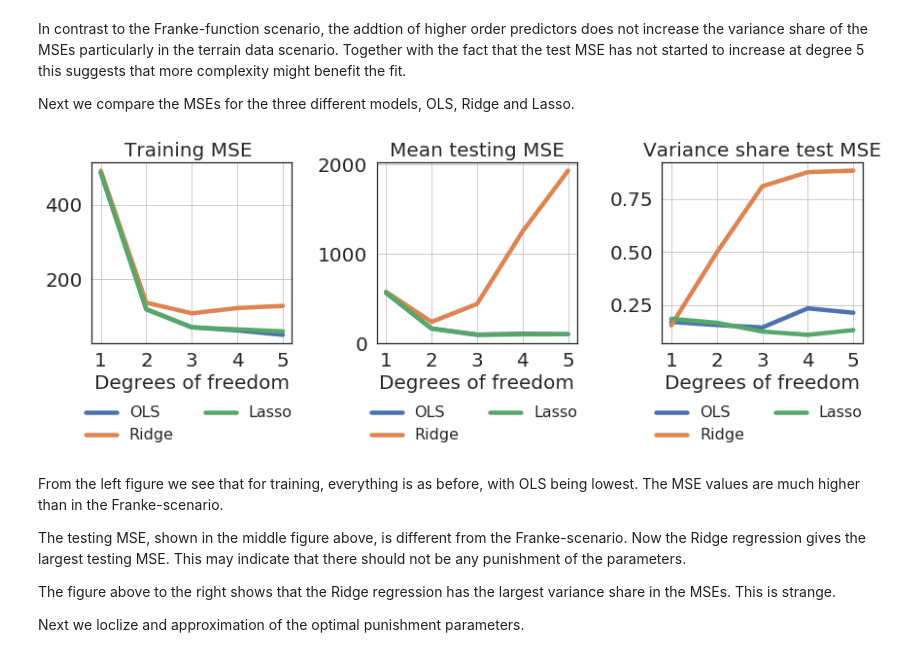
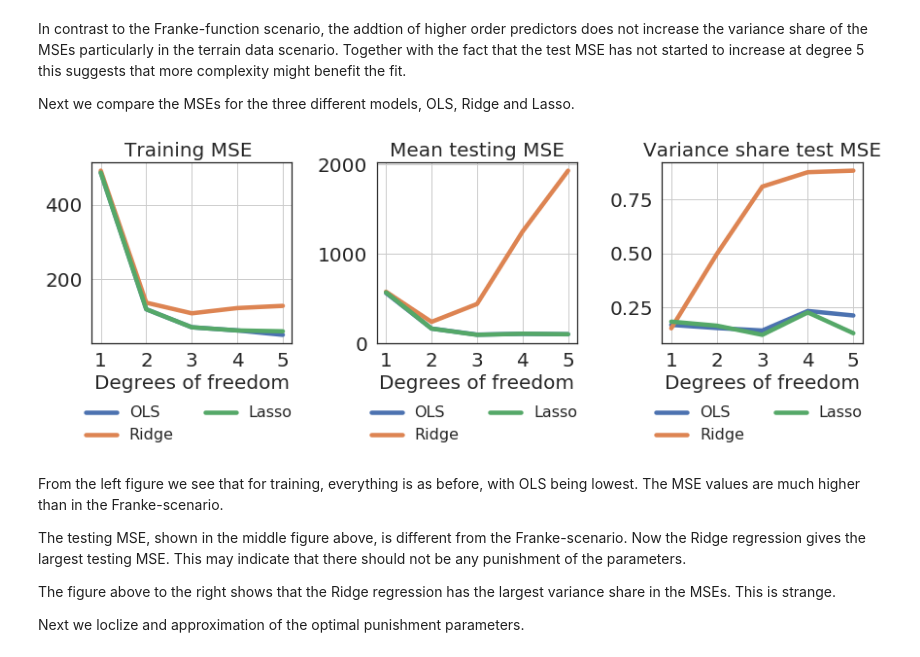
Before and after one commit to kaaja/ADAML, a Jupyter notebook: m1/m1Class.ipynb, the cells around one changed output. Saved outputs shown, nothing was run; the diff lists cells and outputs as text; code cells hidden in the pictures.

Commit message:
basic plots. Still trouble Ridge and Lasso terrain

```diff
--- a/m1/m1Class.ipynb
+++ b/m1/m1Class.ipynb
@@ -205,10 +236,11 @@ In contrast to the Franke-function scenario, the addtion of higher order predict
 
 Next we compare the MSEs for the three different models, OLS, Ridge and Lasso.
 # %%
-tst1.mseAllModels()
+maxIterations=100000
+tst1.mseAllModels(maxIterations=maxIterations)
 tst1.mseAllModelsPlot()
 # %% [output]
-[figure, old version]
+[figure, new version]
 # %% [markdown]
 From the left figure we see that for training, everything is as before, with OLS being lowest. The MSE values are much higher than in the Franke-scenario. <br>
 
```
Also changed, not shown: parts of 28 cells of this notebook, 2 other files.
